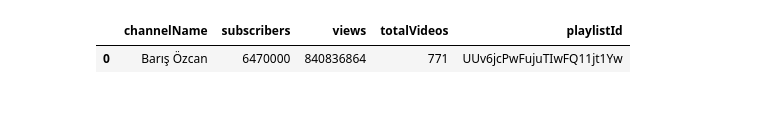
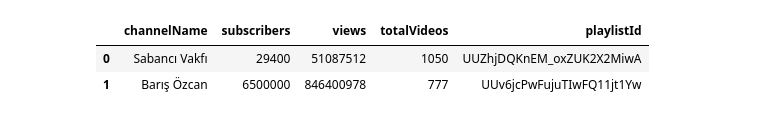
Before and after one commit to SeherKumsar/Ada-Lovelace-Veri-Bilimi-Akademisi-Final-Project, a Jupyter notebook: Data_analyze.ipynb, the cells around one changed output. Drawn from its saved outputs; the diff is of its cells as text; code cells hidden in the pictures.

```diff
--- a/Data_analyze.ipynb
+++ b/Data_analyze.ipynb
@@ -18,12 +18,8 @@ youtube = build(
 # Channels to analyze
 channel_ids = [
     "UCv6jcPwFujuTIwFQ11jt1Yw", # BarisOzcan
+    "UCZhjDQKnEM_oxZUK2X2MiwA", # SabanciVakfi
     # Can add more channels
 ]
 # %%
 channel_stats = get_chanel_stats(youtube, channel_ids)
-# %%
-channel_stats
-# %% [output]
-|  | channelName | subscribers | views | totalVideos | playlistId |
-| 0 | Barış Özcan | 6470000 | 840836864 | 771 | UUv6jcPwFujuTIwFQ11jt1Yw |
@@ -33,0 +26,7 @@ video_ids = [
+# %%
+channel_stats_df = pd.DataFrame(channel_stats)
+channel_stats_df.head()
+# %% [output]
+|  | channelName | subscribers | views | totalVideos | playlistId |
+| 0 | Sabancı Vakfı | 29400 | 51087512 | 1050 | UUZhjDQKnEM_oxZUK2X2MiwA |
+| 1 | Barış Özcan | 6500000 | 846400978 | 777 | UUv6jcPwFujuTIwFQ11jt1Yw |
```
Also changed, not shown: parts of 10 cells of this notebook, 7 other files.
